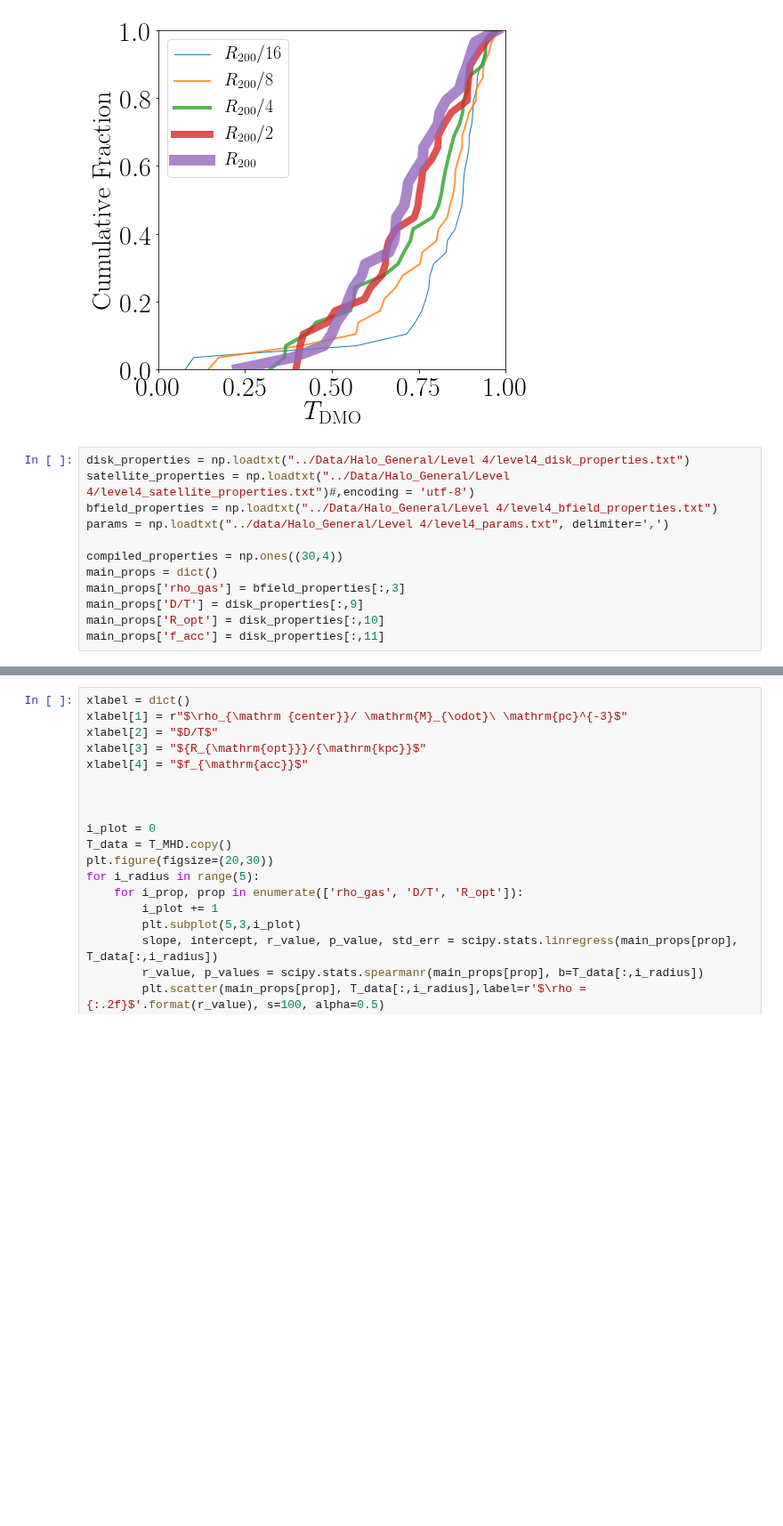
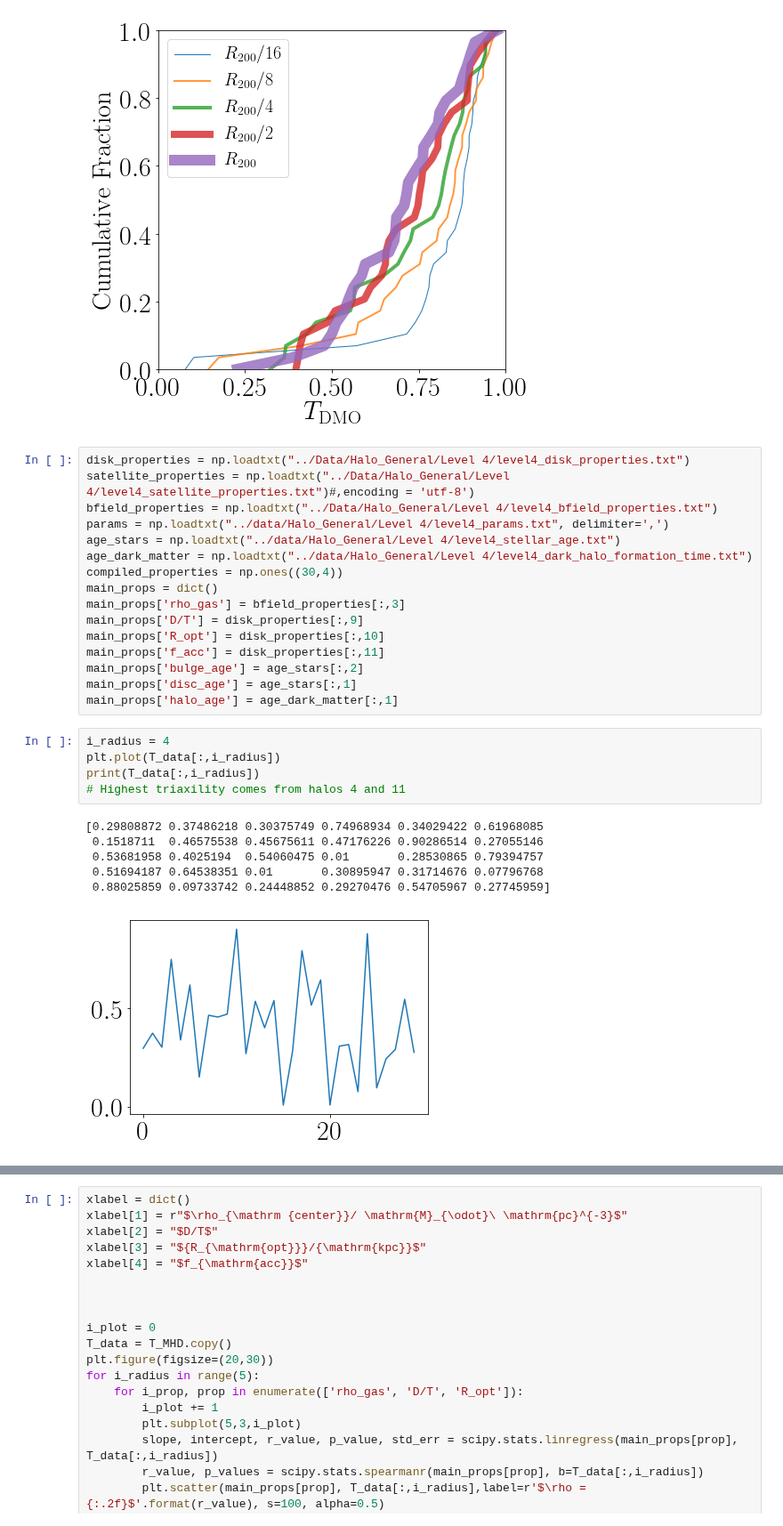
Before and after one commit to jdprada1760/Paper_Halo_shapes, a Jupyter notebook: Code/Triaxial_Plane.ipynb, the cells around one changed output, grey strips where cells are left out. Shown at 89% size. Cells and saved outputs as stored; diff of their text form; blank space fills up the shorter version.

```diff
--- a/Code/Triaxial_Plane.ipynb
+++ b/Code/Triaxial_Plane.ipynb
@@ -468,10 +468,26 @@ disk_properties = np.loadtxt("../Data/Halo_General/Level 4/level4_disk_propertie
 satellite_properties = np.loadtxt("../Data/Halo_General/Level 4/level4_satellite_properties.txt")#,encoding = 'utf-8')
 bfield_properties = np.loadtxt("../Data/Halo_General/Level 4/level4_bfield_properties.txt")
 params = np.loadtxt("../data/Halo_General/Level 4/level4_params.txt", delimiter=',')
-
+age_stars = np.loadtxt("../data/Halo_General/Level 4/level4_stellar_age.txt")
+age_dark_matter = np.loadtxt("../data/Halo_General/Level 4/level4_dark_halo_formation_time.txt")
 compiled_properties = np.ones((30,4))
 main_props = dict()
 main_props['rho_gas'] = bfield_properties[:,3]
 main_props['D/T'] = disk_properties[:,9]
 main_props['R_opt'] = disk_properties[:,10]
 main_props['f_acc'] = disk_properties[:,11]
+main_props['bulge_age'] = age_stars[:,2]
+main_props['disc_age'] = age_stars[:,1]
+main_props['halo_age'] = age_dark_matter[:,1]
+# %%
+i_radius = 4
+plt.plot(T_data[:,i_radius])
+print(T_data[:,i_radius])
+# Highest triaxility comes from halos 4 and 11
+# %% [output]
+[0.29808872 0.37486218 0.30375749 0.74968934 0.34029422 0.61968085
+ 0.1518711  0.46575538 0.45675611 0.47176226 0.90286514 0.27055146
+ 0.53681958 0.4025194  0.54060475 0.01       0.28530865 0.79394757
+ 0.51694187 0.64538351 0.01       0.30895947 0.31714676 0.07796768
+ 0.88025859 0.09733742 0.24448852 0.29270476 0.54705967 0.27745959]
+[figure, added]
```
Also changed, not shown: parts of 1 cell of this notebook, 1 other file.
